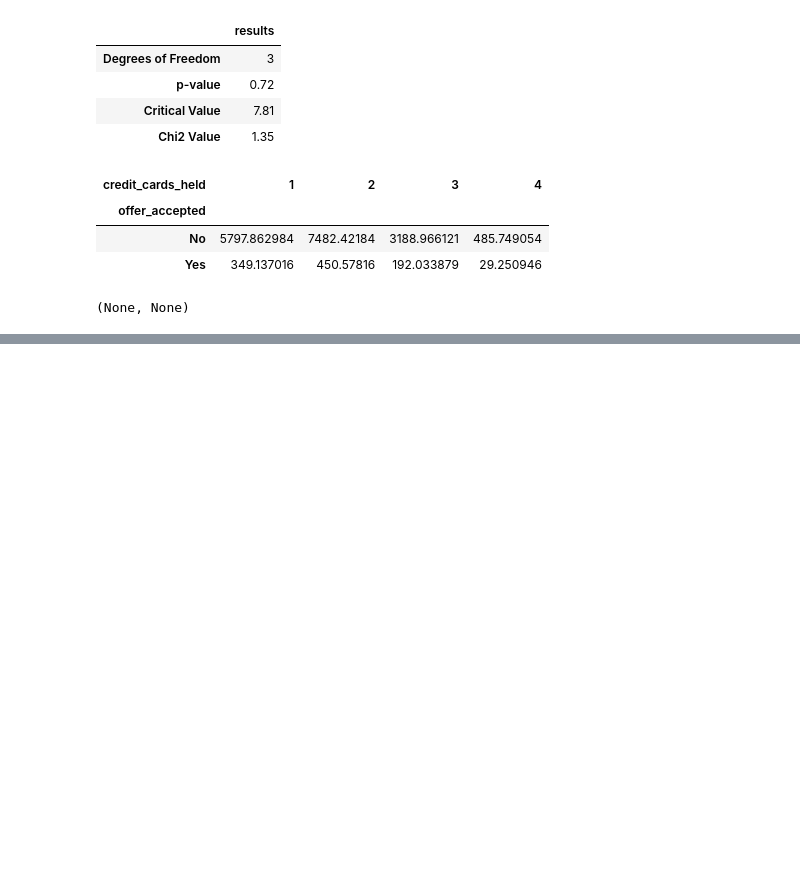
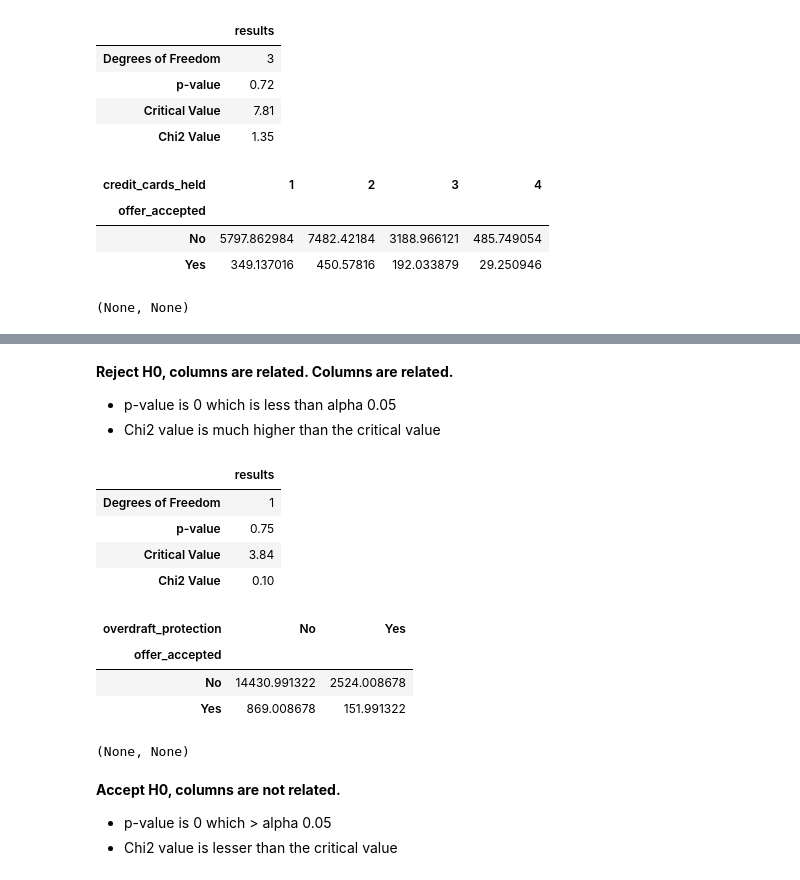
Before and after one commit to ocaoimh/hrc-mid-bootcamp-project, a Jupyter notebook: python/categoricals.ipynb, the cells around one changed output, grey strips where cells are left out. Saved outputs shown, nothing was run; the diff lists cells and outputs as text; code cells hidden in the pictures; blank space fills up the shorter version.

Commit message:
chi2 tests against target

```diff
--- a/python/categoricals.ipynb
+++ b/python/categoricals.ipynb
@@ -482,0 +503,22 @@ display(result), display(exp_freq)
+# %% [markdown]
+**Reject H0, columns are related. Columns are related.**
+- p-value is 0 which is less than alpha 0.05
+- Chi2 value is much higher than the critical value
+# %%
+result, exp_freq = chi2_test(categoricals.offer_accepted, df.overdraft_protection)
+display(result), display(exp_freq)
+# %% [output]
+|  | results |
+| Degrees of Freedom | 1 |
+| p-value | 0.75 |
+| Critical Value | 3.84 |
+| Chi2 Value | 0.10 |
+| overdraft_protection | No | Yes |
+| offer_accepted |  |  |
+| No | 14430.991322 | 2524.008678 |
+| Yes | 869.008678 | 151.991322 |
+(None, None)
+# %% [markdown]
+**Accept H0, columns are not related.**
+- p-value is 0 which > alpha 0.05
+- Chi2 value is lesser than the critical value
```
Also changed, not shown: parts of 7 cells of this notebook.
